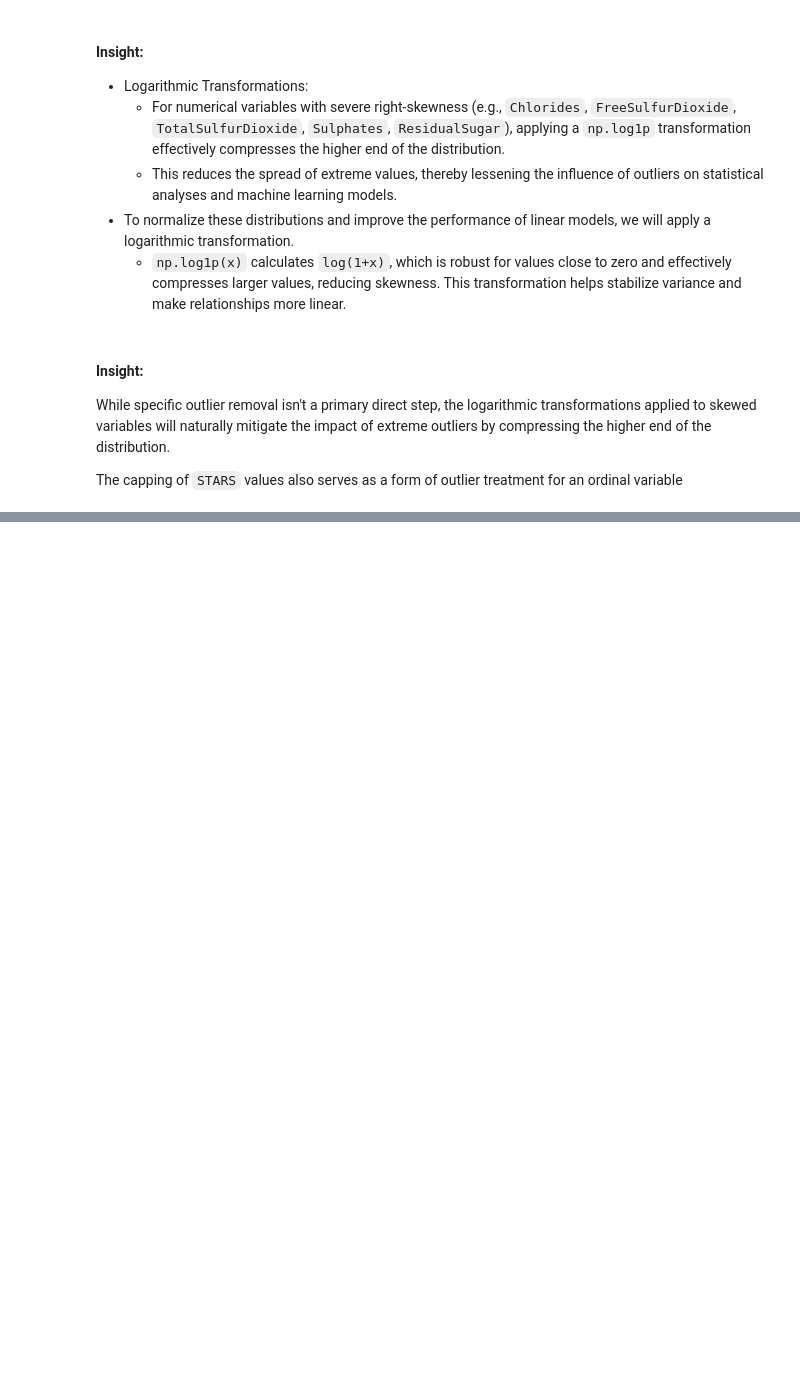
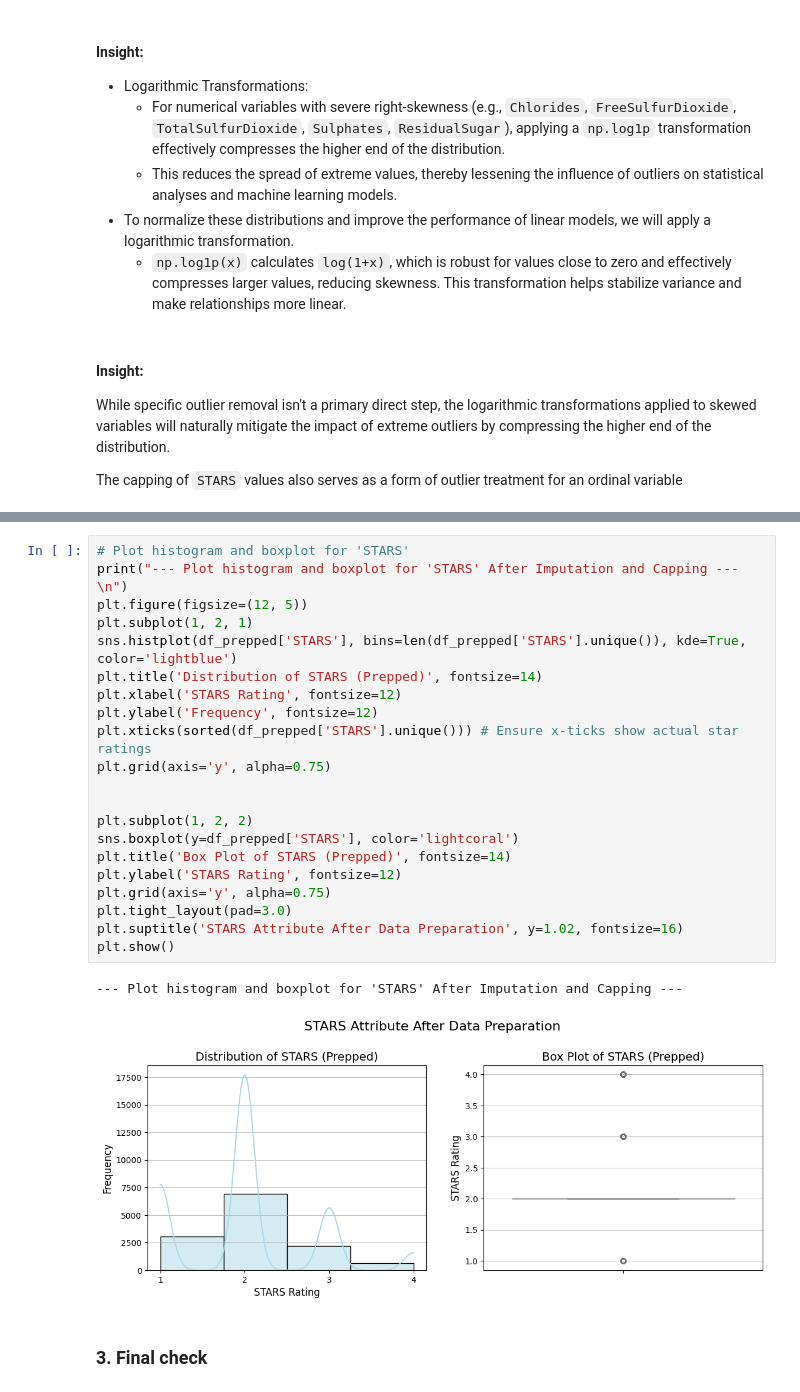
Before and after one commit to CheliMex/CS381_DataAnalytics, a Jupyter notebook: Quiz3/A_Castelan_Quiz3.ipynb, the cells around one changed output, grey strips where cells are left out. Drawn from its saved outputs; the diff is of its cells as text; blank space fills up the shorter version.

```diff
--- a/Quiz3/A_Castelan_Quiz3.ipynb
+++ b/Quiz3/A_Castelan_Quiz3.ipynb
@@ -756,0 +783,26 @@ The capping of `STARS` values also serves as a form of outlier treatment for an
+# %%
+# Plot histogram and boxplot for 'STARS'
+print("--- Plot histogram and boxplot for 'STARS' After Imputation and Capping ---\n")
+plt.figure(figsize=(12, 5))
+plt.subplot(1, 2, 1)
+sns.histplot(df_prepped['STARS'], bins=len(df_prepped['STARS'].unique()), kde=True, color='lightblue')
+plt.title('Distribution of STARS (Prepped)', fontsize=14)
+plt.xlabel('STARS Rating', fontsize=12)
+plt.ylabel('Frequency', fontsize=12)
+plt.xticks(sorted(df_prepped['STARS'].unique())) # Ensure x-ticks show actual star ratings
+plt.grid(axis='y', alpha=0.75)
+
+
+plt.subplot(1, 2, 2)
+sns.boxplot(y=df_prepped['STARS'], color='lightcoral')
+plt.title('Box Plot of STARS (Prepped)', fontsize=14)
+plt.ylabel('STARS Rating', fontsize=12)
+plt.grid(axis='y', alpha=0.75)
+plt.tight_layout(pad=3.0)
+plt.suptitle('STARS Attribute After Data Preparation', y=1.02, fontsize=16)
+plt.show()
+# %% [output]
+--- Plot histogram and boxplot for 'STARS' After Imputation and Capping ---
+[figure, added]
+# %% [markdown]
+### 3. Final check
```
Also changed, not shown: parts of 18 cells of this notebook.
